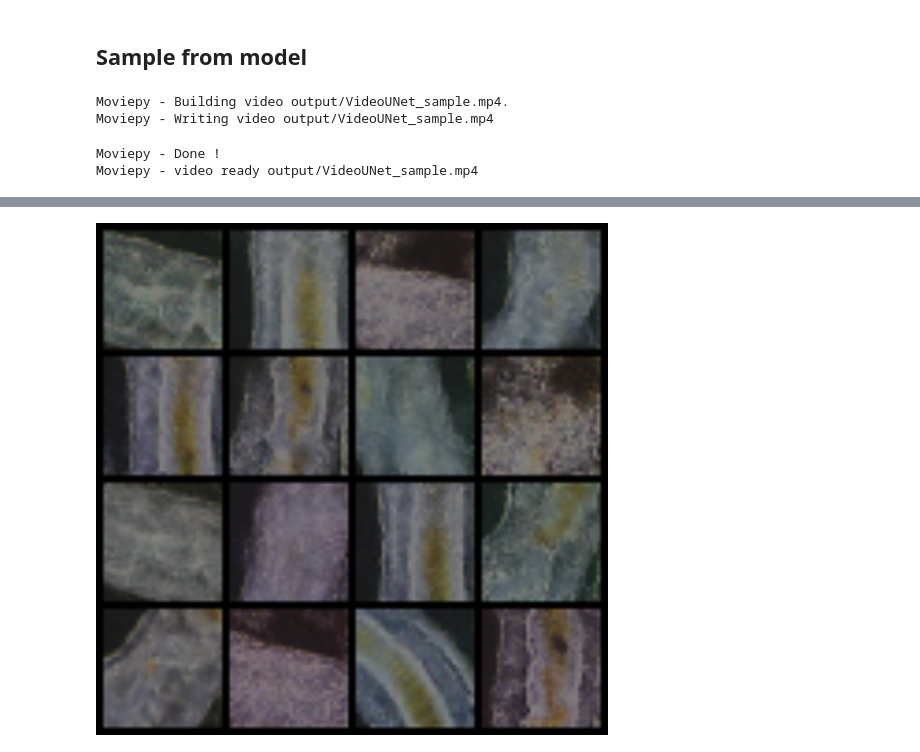
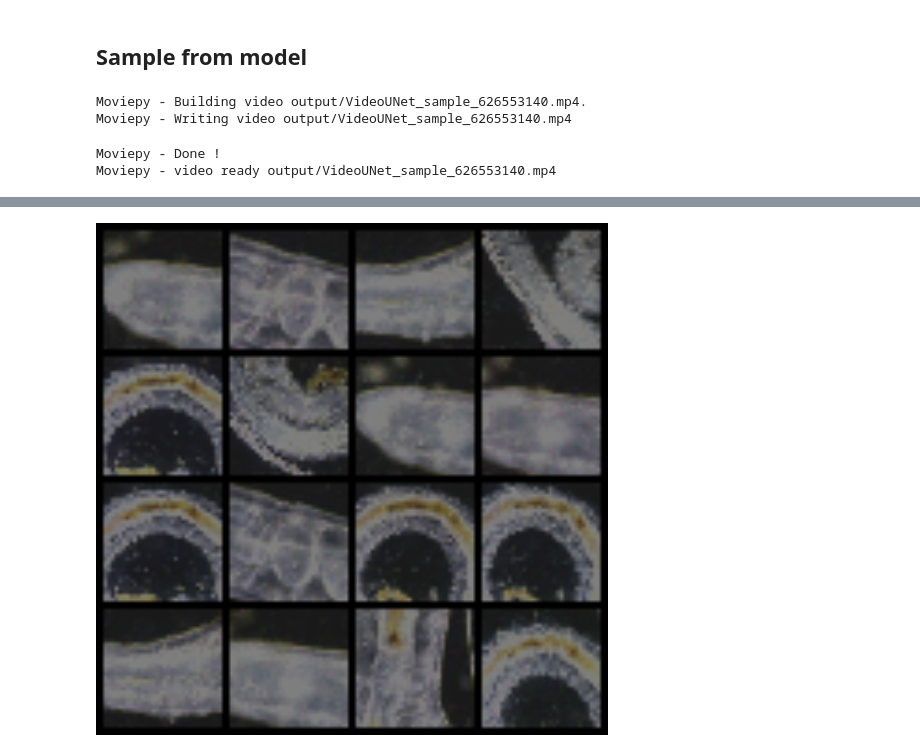
Before and after one commit to parameterized/micro-sim, a Jupyter notebook: notebooks/VideoModelUNet.ipynb, the cells around one changed output, grey strips where cells are left out. Drawn from its saved outputs; the diff is of its cells as text; code cells hidden in the pictures.

```diff
--- a/notebooks/VideoModelUNet.ipynb
+++ b/notebooks/VideoModelUNet.ipynb
@@ -95,8 +95,8 @@ class Config:
     )
 
     # training
-    load_pretrained: bool = False
-    pretrained_path: str = 'models/VideoUNet_403067287'
+    load_pretrained: bool = True
+    pretrained_path: str = 'models/VideoUNet_626553140'
     pool_size: int = 64
     batch_size: int = 16
     num_batch_frames: int = 4
@@ -113,7 +113,7 @@ class Config:
     # noise scheduler
     noise_scheduler_type: str = 'DDIM'
     num_train_timesteps: int = 1000
-    num_inference_steps: int = 12
+    num_inference_steps: int = 16
     inference_skip: int = 0
 
     # automatically set these
@@ -317,7 +317,7 @@ def get_pred_x0(x_t, t, pred_noise):
     beta_prod_t = 1 - alpha_prod_t
     return (x_t - beta_prod_t**.5 * pred_noise) / alpha_prod_t**.5
 
-def gen_video(path, duration=2, fps=24, show_diffusion=False):
+def gen_video(path, duration=2, fps=24, show_diffusion=False, memory_noise_level=0):
     tqdm._instances.clear()
     _training = model.training
     model.eval()
@@ -338,20 +338,19 @@ def gen_video(path, duration=2, fps=24, show_diffusion=False):
             timesteps = noise_scheduler.timesteps[cf.inference_skip:]
             num_ts = len(timesteps)
             for i, t in enumerate(timesteps):
-                prev_xt = noise_scheduler.add_noise(
-                    frame_state['prev_x0'], frame_state['noise'][:, 3:6], t
+                memory_noise_t = timesteps[int((num_ts - 1) * np.clip(1 - memory_noise_level, 0, 1))]
+                prev_x0_noised = noise_scheduler.add_noise(
+                    frame_state['prev_x0'], frame_state['noise'][:, 3:6], memory_noise_t
                 )
                 mem_noised = noise_scheduler.add_noise(
-                    frame_state['memory'], frame_state['noise'][:, 6:], t
+                    frame_state['memory'], frame_state['noise'][:, 6:], memory_noise_t
                 )
-                # test without noise
-                prev_xt, mem_noised = frame_state['prev_x0'], frame_state['memory']
 
-                input_noised = torch.cat([xt, prev_xt, mem_noised], dim=1)
+                input_noised = torch.cat([xt, prev_x0_noised, mem_noised], dim=1)
                 pred = model(input_noised, t)['sample']
 
-                # show 4 of the diffusion steps
                 if show_diffusion:
+                    # show 4 of the diffusion steps
                     if i / (num_ts - 1) >= (vis_id + 1) / 4 or i == num_ts - 1:
                         pred_x0 = get_pred_x0(xt, t, pred[:, :3])
                         frame_imgs[:, vis_id] = invnorm_t(pred_x0)
@@ -600,20 +577,20 @@ Find logs at: .\wandb\run-20220920_011219-34fph9y9\logs
 # %% [markdown]
 ## Sample from model
 # %%
-cf.num_inference_steps = 12
+cf.num_inference_steps = 16
 noise_scheduler.set_timesteps(num_inference_steps=cf.num_inference_steps)
 
-clip_name = 'VideoUNet_sample'
-clip = gen_video(f'output/{clip_name}.mp4', duration=10)
+clip_name = f'VideoUNet_sample_{model_id}'
+clip = gen_video(f'output/{clip_name}.mp4', duration=10, memory_noise_level=0.1)
 display_video(f'output/{clip_name}.mp4', loop=False)
 
 display.display(Image.fromarray(
     clip.get_frame(2).astype(np.uint8)
 ).resize((512, 512)))
 # %% [output]
-Moviepy - Building video output/VideoUNet_sample.mp4.
-Moviepy - Writing video output/VideoUNet_sample.mp4
+Moviepy - Building video output/VideoUNet_sample_626553140.mp4.
+Moviepy - Writing video output/VideoUNet_sample_626553140.mp4
 Moviepy - Done !
-Moviepy - video ready output/VideoUNet_sample.mp4
+Moviepy - video ready output/VideoUNet_sample_626553140.mp4
 [interactive output not drawn]
-[figure, old version]
+[figure, new version]
```
Also changed, not shown: parts of 4 cells of this notebook.
